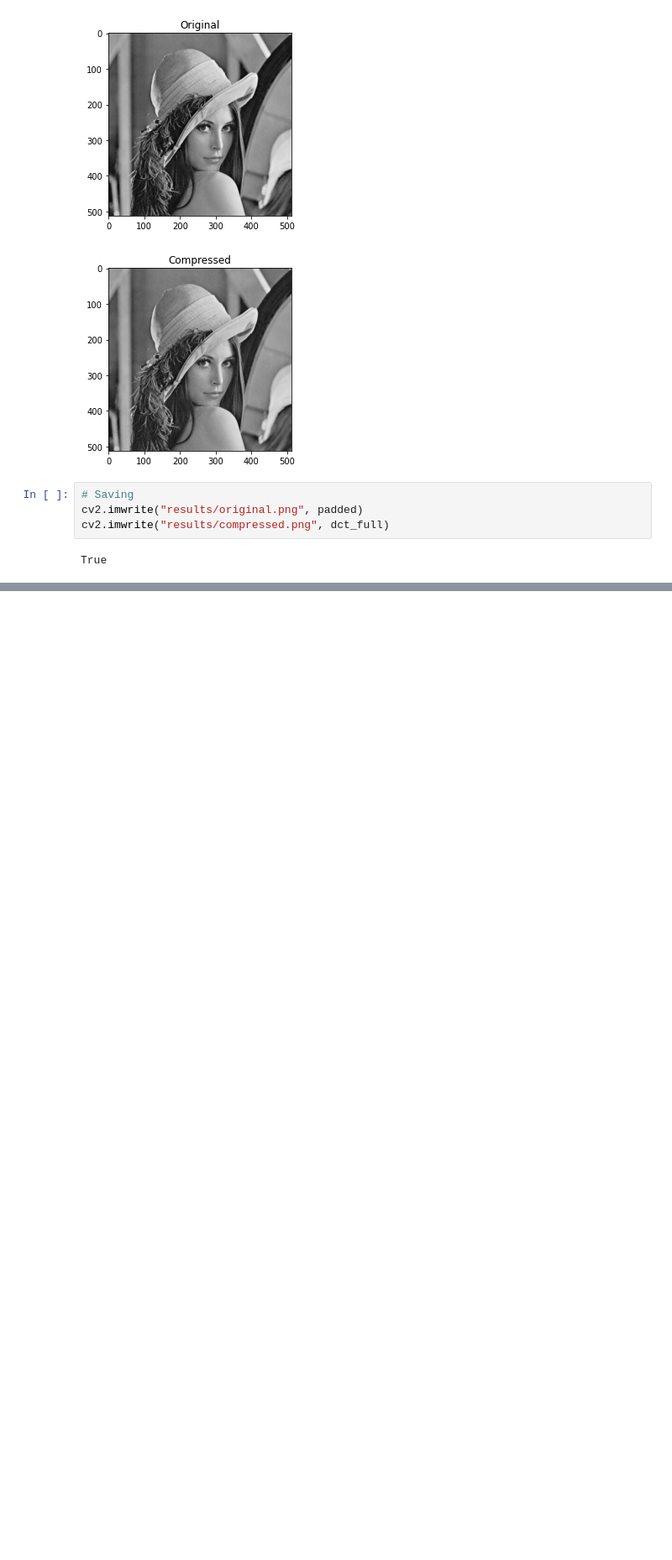
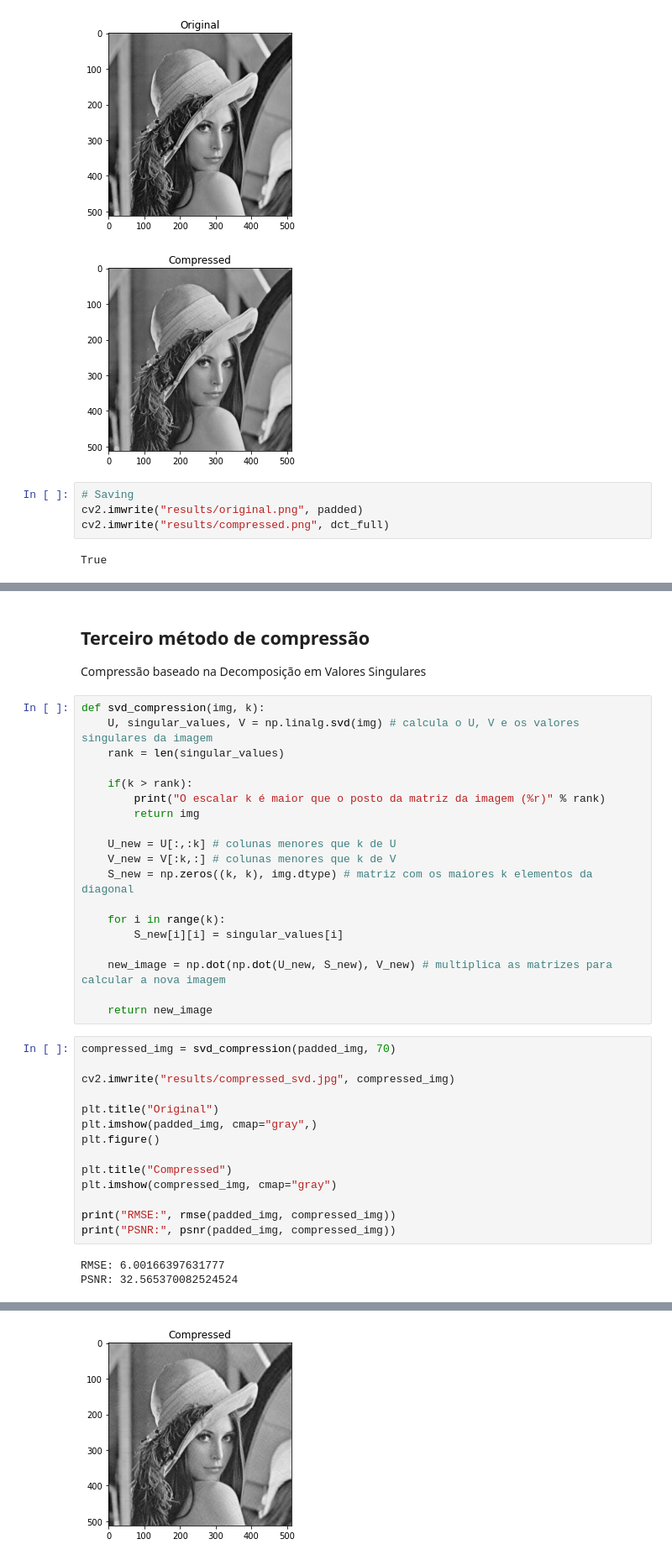
Before and after one commit to vinisilvag/dcc030-compressao-de-imagem, a Jupyter notebook: TP1 - Compressão e Descompressão de Imagem.ipynb, the cells around one changed output, grey strips where cells are left out. Shown at 84% size. Cells and saved outputs as stored; diff of their text form; blank space fills up the shorter version.

Commit message:
feat: SVD compression

```diff
--- a/TP1 - Compressão e Descompressão de Imagem.ipynb
+++ b/TP1 - Compressão e Descompressão de Imagem.ipynb
@@ -239,0 +347,39 @@ print(quantizated)
+# %% [markdown]
+## Terceiro método de compressão
+Compressão baseado na Decomposição em Valores Singulares
+# %%
+def svd_compression(img, k):
+    U, singular_values, V = np.linalg.svd(img) # calcula o U, V e os valores singulares da imagem
+    rank = len(singular_values)
+
+    if(k > rank):
+        print("O escalar k é maior que o posto da matriz da imagem (%r)" % rank)
+        return img
+
+    U_new = U[:,:k] # colunas menores que k de U
+    V_new = V[:k,:] # colunas menores que k de V
+    S_new = np.zeros((k, k), img.dtype) # matriz com os maiores k elementos da diagonal
+
+    for i in range(k):
+        S_new[i][i] = singular_values[i]
+
+    new_image = np.dot(np.dot(U_new, S_new), V_new) # multiplica as matrizes para calcular a nova imagem
+
+    return new_image
+# %%
+compressed_img = svd_compression(padded_img, 70)
+
+cv2.imwrite("results/compressed_svd.jpg", compressed_img)
+
+plt.title("Original")
+plt.imshow(padded_img, cmap="gray",)
+plt.figure()
+
+plt.title("Compressed")
+plt.imshow(compressed_img, cmap="gray")
+
+print("RMSE:", rmse(padded_img, compressed_img))
+print("PSNR:", psnr(padded_img, compressed_img))
+# %% [output]
+RMSE: 6.00166397631777
+PSNR: 32.565370082524524
@@ -239,0 +387 @@ print(quantizated)
+[figure, added]
```
Also changed, not shown: parts of 7 cells of this notebook, 3 other files.
